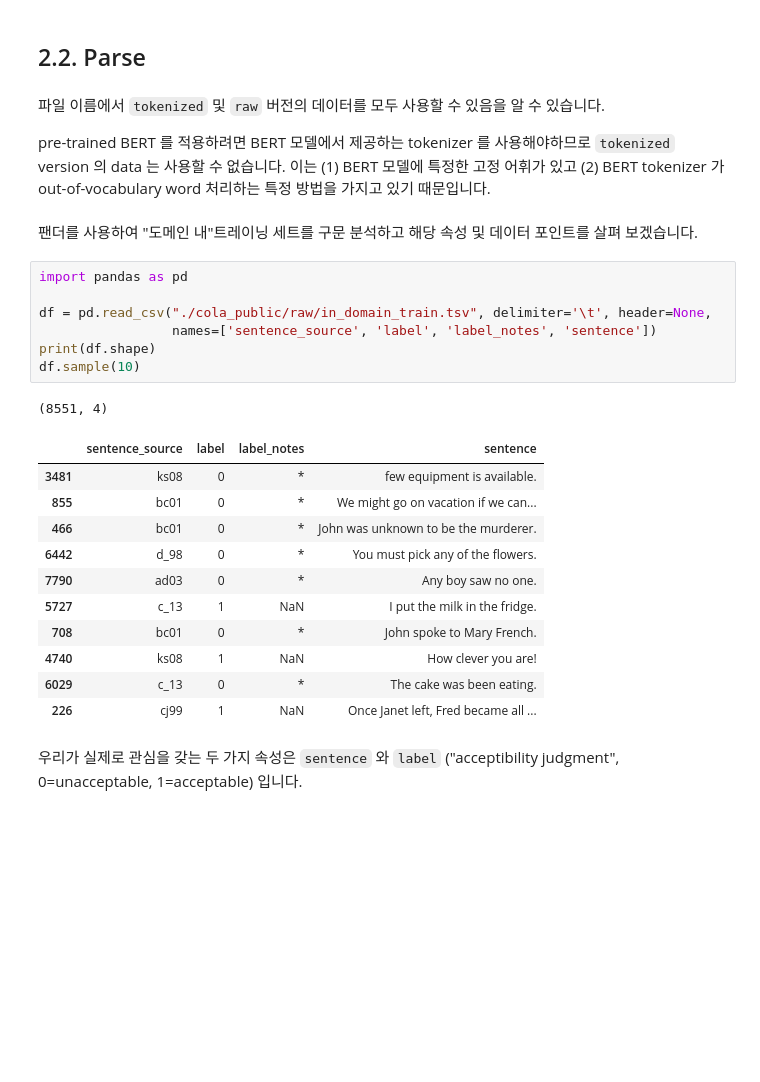
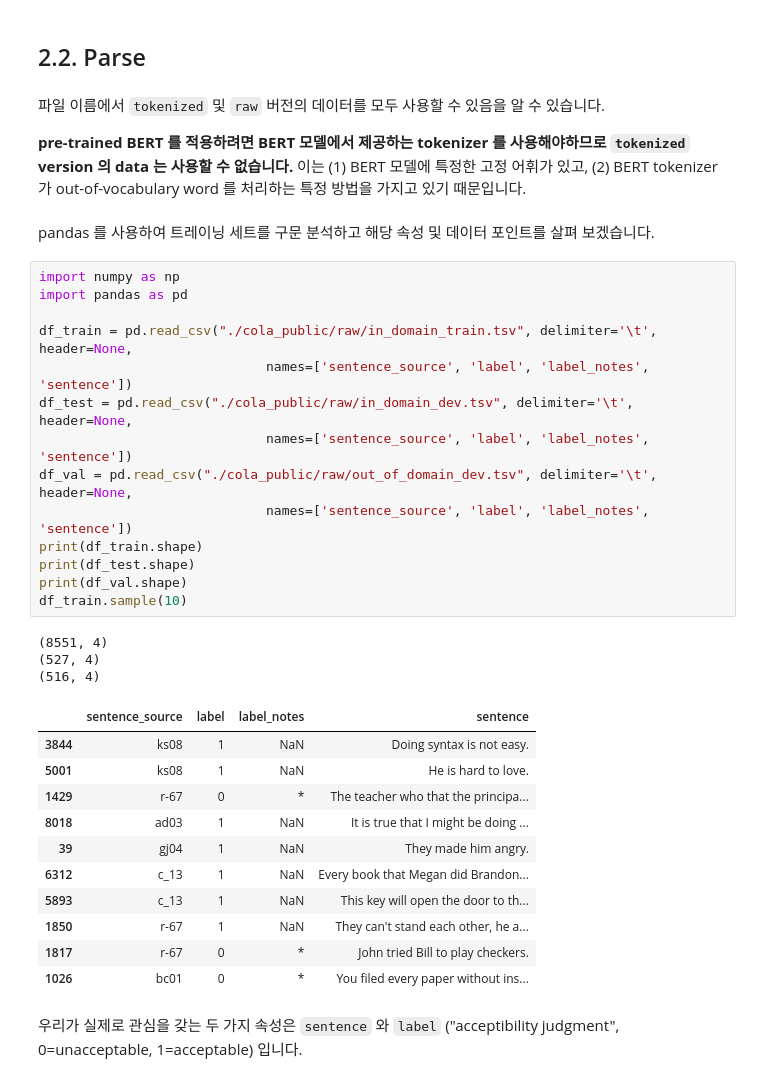
Before and after one commit to ironmanciti/NLP_lecture, a Jupyter notebook: 145_BERT_Fine_Tuning_Sentence_Classification_v2.ipynb, the cells around one changed output. Drawn from its saved outputs; the diff is of its cells as text; blank space fills up the shorter version.

```diff
--- a/145_BERT_Fine_Tuning_Sentence_Classification_v2.ipynb
+++ b/145_BERT_Fine_Tuning_Sentence_Classification_v2.ipynb
@@ -153,29 +138,38 @@ Archive:  cola_public_1.1.zip
 # %% [markdown]
 파일 이름에서 `tokenized` 및 `raw` 버전의 데이터를 모두 사용할 수 있음을 알 수 있습니다.
 
-pre-trained BERT 를 적용하려면 BERT 모델에서 제공하는 tokenizer 를 사용해야하므로 `tokenized` version 의 data 는 사용할 수 없습니다. 이는 (1) BERT 모델에 특정한 고정 어휘가 있고 (2) BERT tokenizer 가 out-of-vocabulary word 처리하는 특정 방법을 가지고 있기 때문입니다.
+**pre-trained BERT 를 적용하려면 BERT 모델에서 제공하는 tokenizer 를 사용해야하므로 `tokenized` version 의 data 는 사용할 수 없습니다.** 이는 (1) BERT 모델에 특정한 고정 어휘가 있고, (2) BERT tokenizer 가 out-of-vocabulary word 를 처리하는 특정 방법을 가지고 있기 때문입니다.
 # %% [markdown]
-팬더를 사용하여 "도메인 내"트레이닝 세트를 구문 분석하고 해당 속성 및 데이터 포인트를 살펴 보겠습니다.
+pandas 를 사용하여 트레이닝 세트를 구문 분석하고 해당 속성 및 데이터 포인트를 살펴 보겠습니다.
 # %%
+import numpy as np
 import pandas as pd
 
-df = pd.read_csv("./cola_public/raw/in_domain_train.tsv", delimiter='\t', header=None,
-                 names=['sentence_source', 'label', 'label_notes', 'sentence'])
-print(df.shape)
-df.sample(10)
+df_train = pd.read_csv("./cola_public/raw/in_domain_train.tsv", delimiter='\t', header=None,
+                             names=['sentence_source', 'label', 'label_notes', 'sentence'])
+df_test = pd.read_csv("./cola_public/raw/in_domain_dev.tsv", delimiter='\t', header=None,
+                             names=['sentence_source', 'label', 'label_notes', 'sentence'])
+df_val = pd.read_csv("./cola_public/raw/out_of_domain_dev.tsv", delimiter='\t', header=None,
+                             names=['sentence_source', 'label', 'label_notes', 'sentence'])
+print(df_train.shape)
+print(df_test.shape)
+print(df_val.shape)
+df_train.sample(10)
 # %% [output]
 (8551, 4)
+(527, 4)
+(516, 4)
 |  | sentence_source | label | label_notes | sentence |
-| 3481 | ks08 | 0 | * | few equipment is available. |
-| 855 | bc01 | 0 | * | We might go on vacation if we can... |
-| 466 | bc01 | 0 | * | John was unknown to be the murderer. |
-| 6442 | d_98 | 0 | * | You must pick any of the flowers. |
-| 7790 | ad03 | 0 | * | Any boy saw no one. |
-| 5727 | c_13 | 1 | NaN | I put the milk in the fridge. |
-| 708 | bc01 | 0 | * | John spoke to Mary French. |
-| 4740 | ks08 | 1 | NaN | How clever you are! |
-| 6029 | c_13 | 0 | * | The cake was been eating. |
-| 226 | cj99 | 1 | NaN | Once Janet left, Fred became all ... |
+| 3844 | ks08 | 1 | NaN | Doing syntax is not easy. |
+| 5001 | ks08 | 1 | NaN | He is hard to love. |
+| 1429 | r-67 | 0 | * | The teacher who that the principa... |
+| 8018 | ad03 | 1 | NaN | It is true that I might be doing ... |
+| 39 | gj04 | 1 | NaN | They made him angry. |
+| 6312 | c_13 | 1 | NaN | Every book that Megan did Brandon... |
+| 5893 | c_13 | 1 | NaN | This key will open the door to th... |
+| 1850 | r-67 | 1 | NaN | They can't stand each other, he a... |
+| 1817 | r-67 | 0 | * | John tried Bill to play checkers. |
+| 1026 | bc01 | 0 | * | You filed every paper without ins... |
 # %% [markdown]
 우리가 실제로 관심을 갖는 두 가지 속성은 `sentence` 와 `label` ("acceptibility judgment", 0=unacceptable, 1=acceptable) 입니다.
 # %% [markdown]
```
Also changed, not shown: parts of 71 cells of this notebook, 14 other files.
